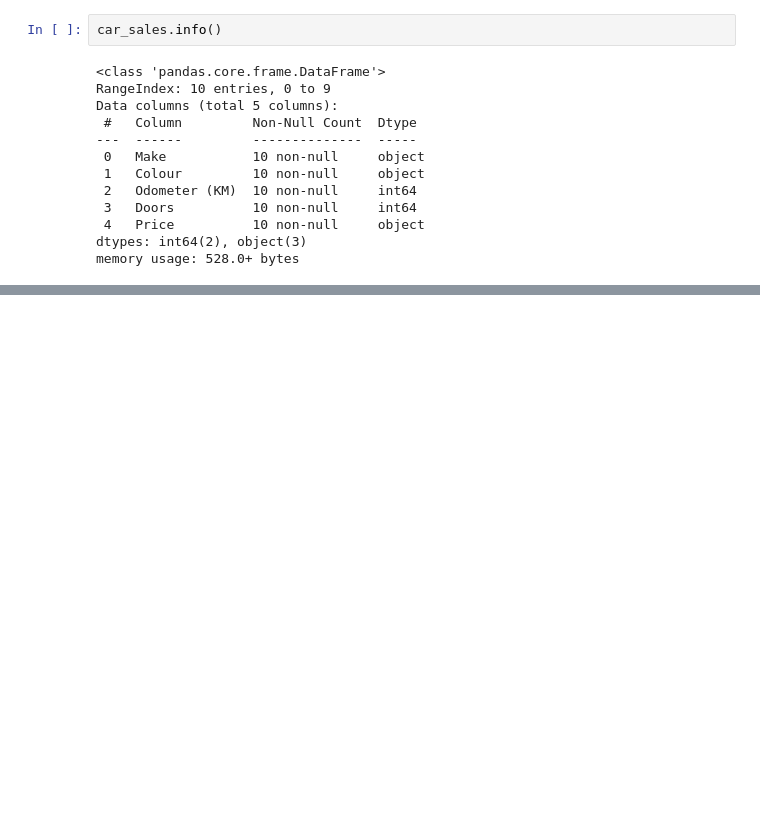
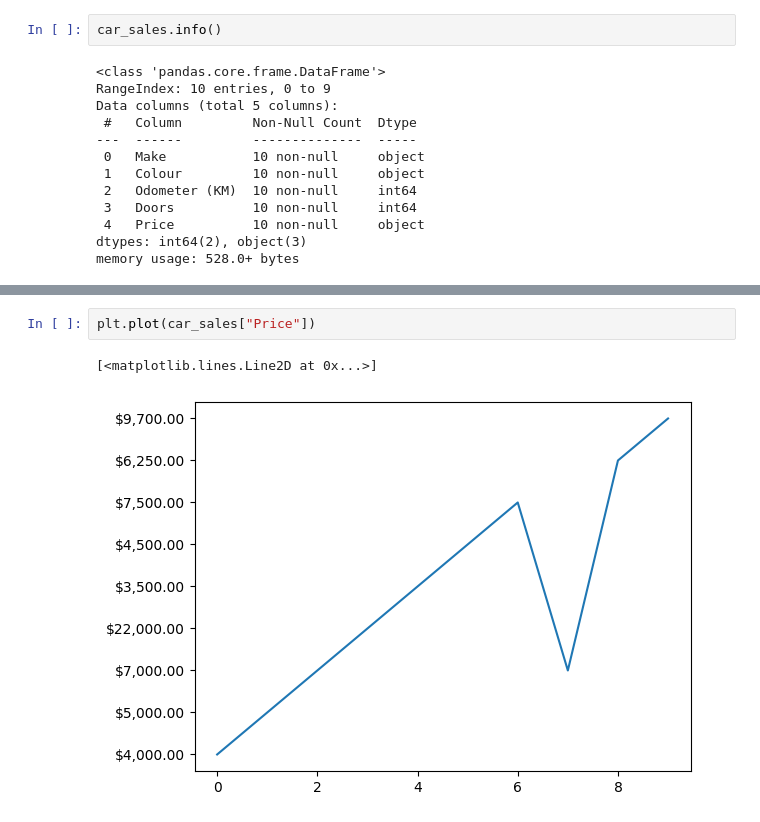
Before and after one commit to databyhuseyn/DataAnalysis, a Jupyter notebook: introduction_to_pandas.ipynb, the cells around one changed output, grey strips where cells are left out. Saved outputs shown, nothing was run; the diff lists cells and outputs as text; blank space fills up the shorter version.

```diff
--- a/introduction_to_pandas.ipynb
+++ b/introduction_to_pandas.ipynb
@@ -153,0 +212,5 @@ car_sales[car_sales["Make"] == "Toyota" ]
+# %%
+plt.plot(car_sales["Price"])
+# %% [output]
+[<matplotlib.lines.Line2D at 0x...>]
+[figure, added]
```
Also changed, not shown: parts of 32 cells of this notebook.
